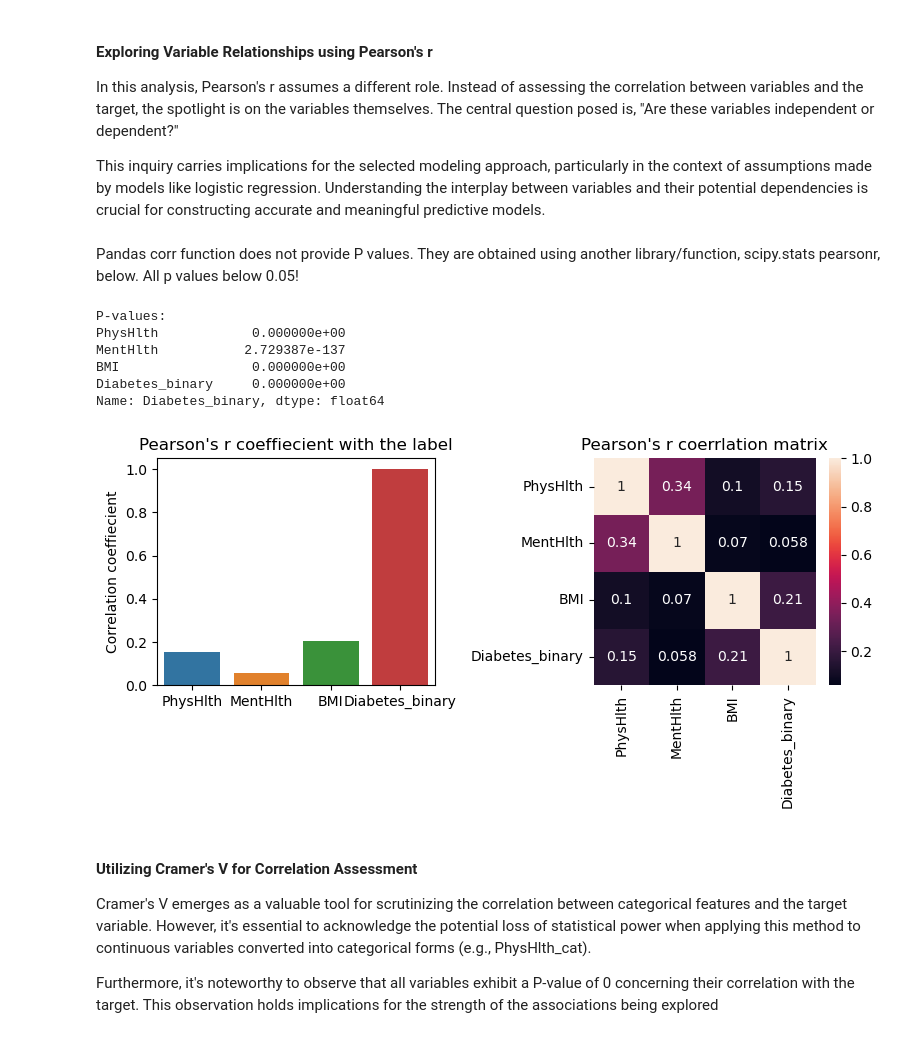
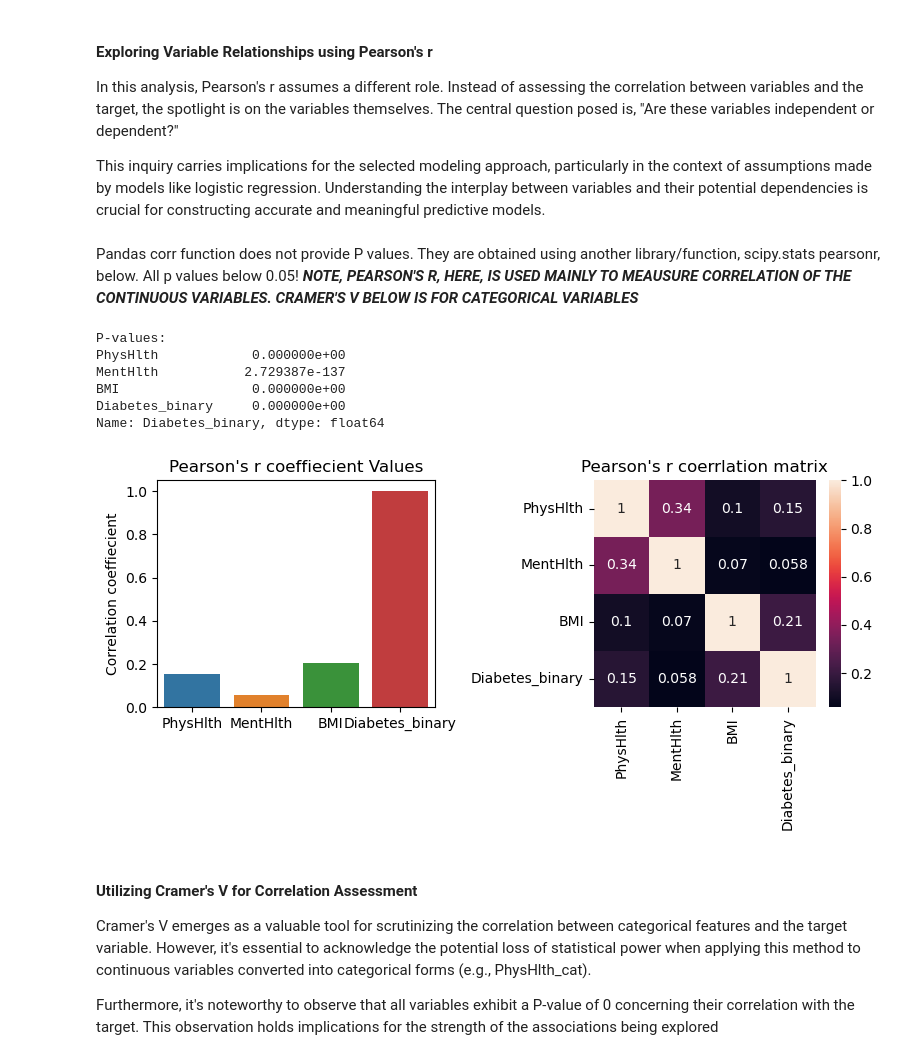
Before and after one commit to Adenrele/Diabetes-T2-Classification, a Jupyter notebook: diabetes.ipynb, the cells around one changed output. Saved outputs shown, nothing was run; the diff lists cells and outputs as text; code cells hidden in the pictures.

```diff
--- a/diabetes.ipynb
+++ b/diabetes.ipynb
@@ -298,6 +303,7 @@ This inquiry carries implications for the selected modeling approach, particular
 # %% [markdown]
 Pandas corr function does not provide P values. They are obtained using another library/function, scipy.stats pearsonr, below.
 All p values below 0.05!
+***NOTE, PEARSON'S R, HERE, IS USED MAINLY TO MEAUSURE CORRELATION OF THE CONTINUOUS VARIABLES. CRAMER'S V BELOW IS FOR CATEGORICAL VARIABLES***
 # %%
 #obtain coefficients with pandas corr function. Simply for ease
 pear_corr = train_contintuous.corr()
@@ -307,35 +313,35 @@ p_values = []
 for col1 in pear_corr.columns:
     p_values_row = []
     for col2 in pear_corr.columns:
         corr_coef, p_value = pearsonr(train_contintuous[col1], train_contintuous[col2])
         p_values_row.append(p_value)
     p_values.append(p_values_row)
 
 # Convert the p-values list to a DataFrame
 p_values_df = pd.DataFrame(p_values, columns=pear_corr.columns, index=pear_corr.columns)
 
 # Displayp-values DataFrame
 print("\nP-values:")
 print(p_values_df["Diabetes_binary"])
 
 #Visualise.
 fig, axes = plt.subplots(nrows = 1, ncols = 2, figsize=(8,4))
 sns.barplot(x= train_contintuous.columns, y= pear_corr["Diabetes_binary"] , ax=axes[0])
-axes[0].set_title("Pearson's r coeffiecient with the label")
+axes[0].set_title("Pearson's r coeffiecient Values")
 axes[0].set_ylabel("Correlation coeffiecient")
 
 sns.heatmap(pear_corr, annot=True, ax=axes[1], yticklabels=pear_corr.index)
 axes[1].set_title("Pearson's r coerrlation matrix")
 axes[1].tick_params(axis='y', rotation=0)
 plt.tight_layout()  # Ensure proper spacing between subplots
 # %% [output]
 P-values:
 PhysHlth            0.000000e+00
 MentHlth           2.729387e-137
 BMI                 0.000000e+00
 Diabetes_binary     0.000000e+00
 Name: Diabetes_binary, dtype: float64
-[figure, old version]
+[figure, new version]
 # %% [markdown]
 #### Utilizing Cramer's V for Correlation Assessment
 Cramer's V emerges as a valuable tool for scrutinizing the correlation between categorical features and the target variable. However, it's essential to acknowledge the potential loss of statistical power when applying this method to continuous variables converted into categorical forms (e.g., PhysHlth_cat).
```
Also changed, not shown: parts of 10 cells of this notebook.
